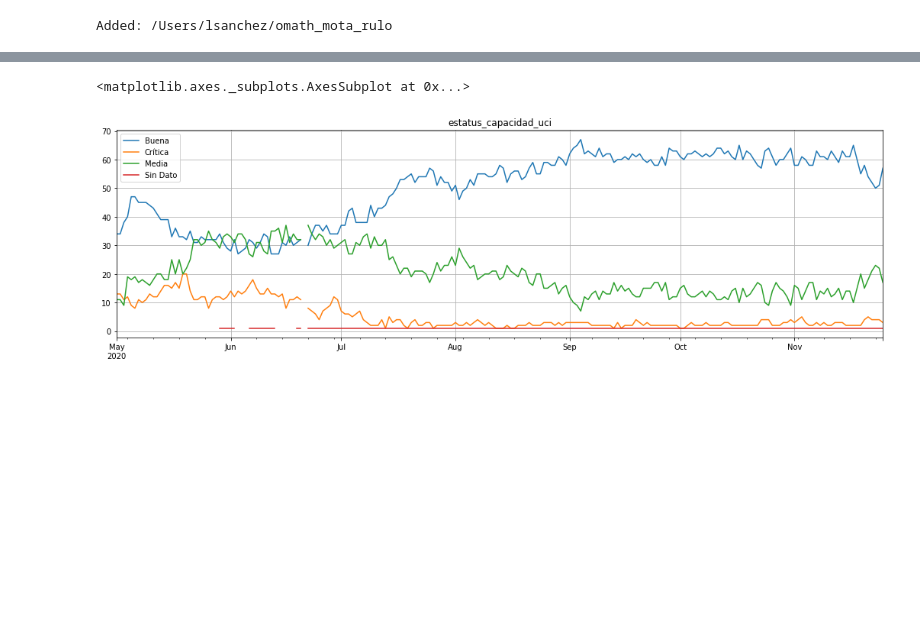
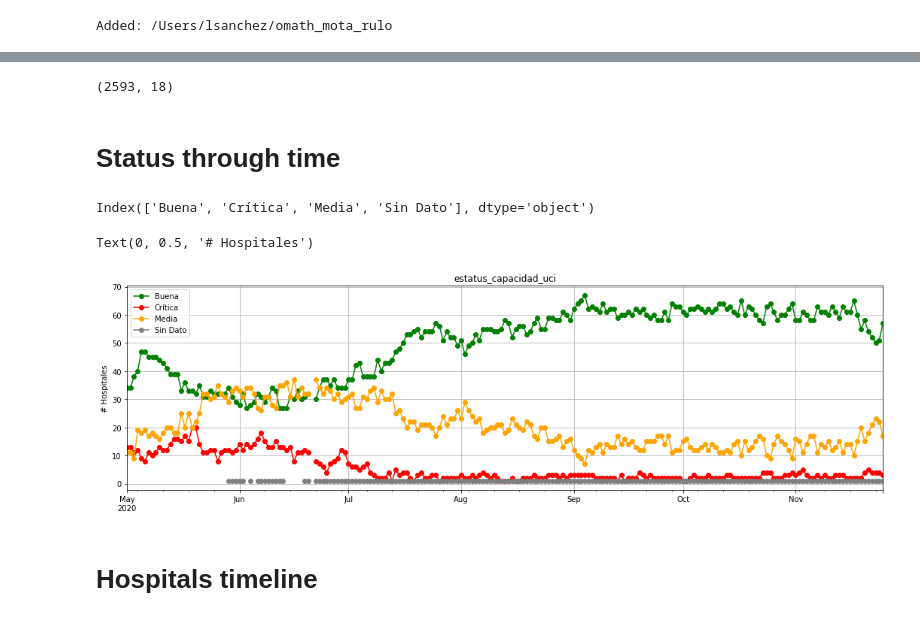
Before and after one commit to dhdzmota/omath_mota_rulo, a Jupyter notebook: notebooks/capacidad_hospitalaria.ipynb, the cells around one changed output, grey strips where cells are left out. Drawn from its saved outputs; the diff is of its cells as text; code cells hidden in the pictures; blank space fills up the shorter version.

```diff
--- a/notebooks/capacidad_hospitalaria.ipynb
+++ b/notebooks/capacidad_hospitalaria.ipynb
@@ -54,19 +61,42 @@ data.head()
+# %%
+days_to_peak_data = target_days_to_peak.get()
+days_to_peak_data.shape
+# %% [output]
+(2593, 18)
+# %% [markdown]
+# Status through time
 # %%
 capacidad = {}
 for date, date_data in data.set_index('fecha').groupby(pd.Grouper(freq='D')):
     capacidad[date] = date_data['estatus_capacidad_uci'].value_counts()
 
 capacidad = pd.DataFrame(capacidad).T
+# %%
+capacidad.columns
+# %% [output]
+Index(['Buena', 'Crítica', 'Media', 'Sin Dato'], dtype='object')
 # %%
 fig, ax = plt.subplots(1, 1, figsize=(18, 5))
 
+capacidad_color = {
+    'Buena': 'green',
+    'Media': 'orange',
+    'Crítica': 'red',
+    'Sin Dato': 'gray'}
+
 capacidad.plot(
     title='estatus_capacidad_uci',
+    marker='o',
+    color=[capacidad_color[x] for x in capacidad.columns],
     ax=ax,
     grid=True)
+
+ax.set_ylabel('# Hospitales')
 # %% [output]
-<matplotlib.axes._subplots.AxesSubplot at 0x...>
+Text(0, 0.5, '# Hospitales')
-[figure, old version]
+[figure, new version]
+# %% [markdown]
+# Hospitals timeline
 # %%
 n_samples = 5
 
```
Also changed, not shown: parts of 5 cells of this notebook, 2 other files.
